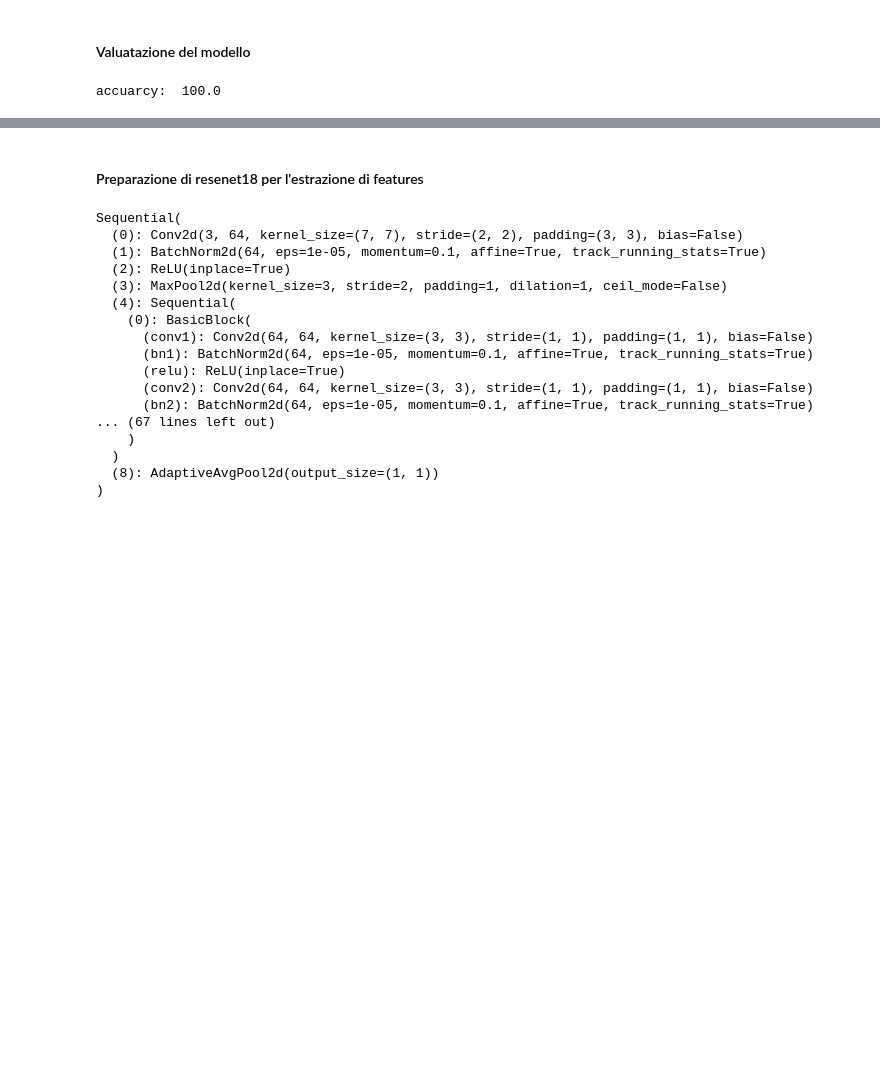
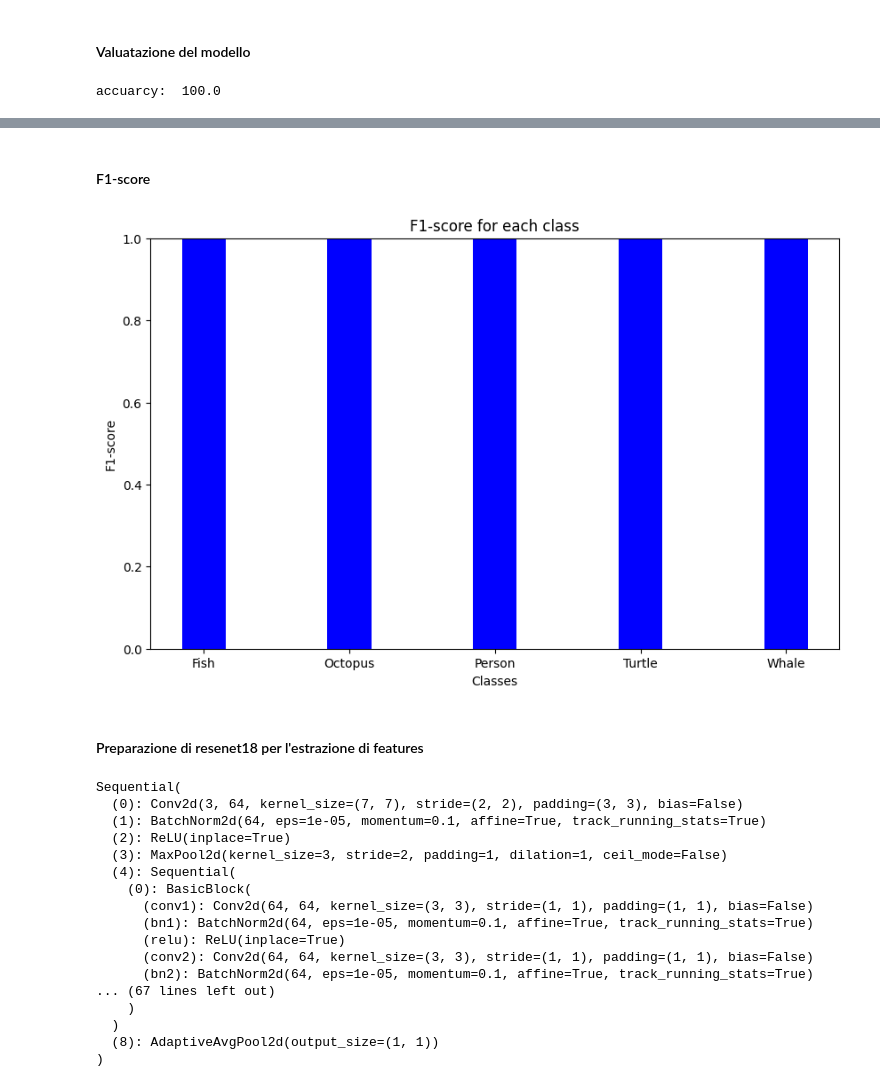
Before and after one commit to Gjergj-01/Underwater_object_tracking, a Jupyter notebook: tracking_underwater.ipynb, the cells around one changed output, grey strips where cells are left out. Saved outputs shown, nothing was run; the diff lists cells and outputs as text; code cells hidden in the pictures; blank space fills up the shorter version.

```diff
--- a/tracking_underwater.ipynb
+++ b/tracking_underwater.ipynb
@@ -400,3 +552,20 @@ accuarcy:  100.0
+# %% [markdown]
+#### F1-score
+# %%
+preds = np.array(preds)
+y_pred_class = preds.argmax(axis=1)
+f1_per_class = f1_score(labels, y_pred_class, average=None)
+plt.figure(figsize=(10, 6))
+plt.bar(class_names, f1_per_class, width=0.3, color='blue')
+plt.xlabel('Classes')
+plt.ylabel('F1-score')
+plt.title('F1-score for each class')
+plt.xticks(class_names)
+plt.ylim(0, 1)
+
+plt.show()
+# %% [output]
+[figure, added]
 # %% [markdown]
 #### Preparazione di resenet18 per l'estrazione di features
 # %%
```
Also changed, not shown: parts of 19 cells of this notebook, 36 other files.
